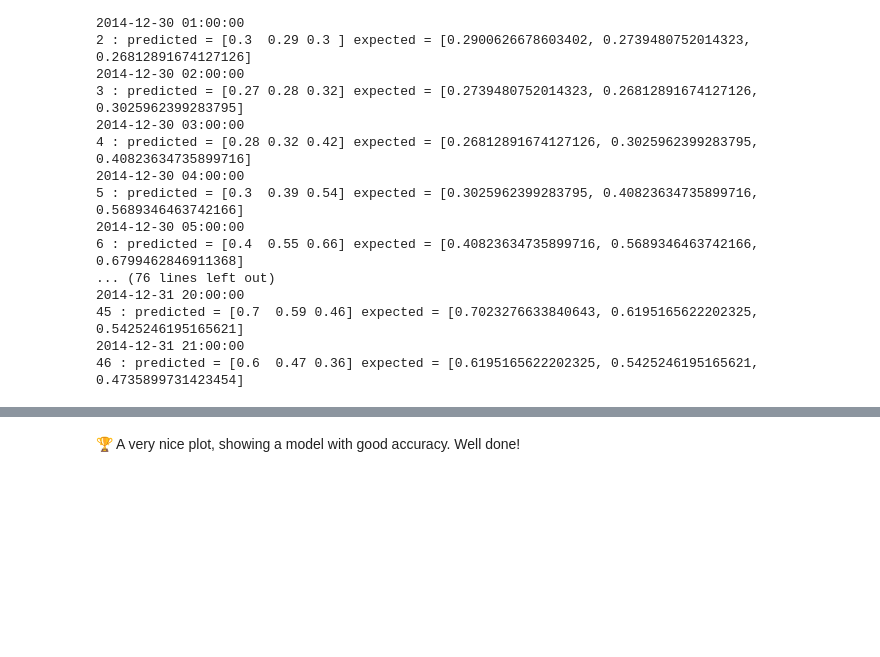
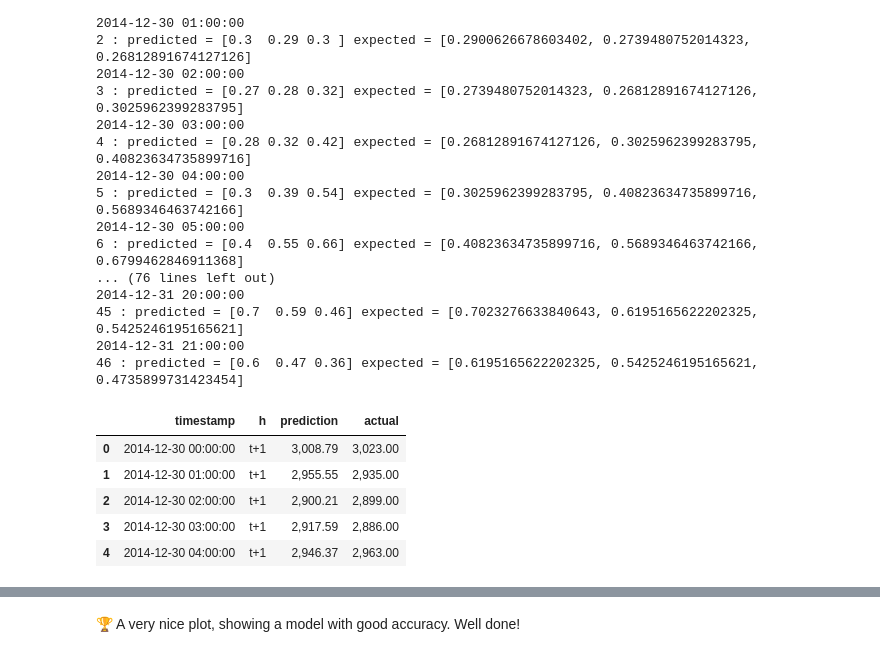
Before and after one commit to maraklis/ML-For-Beginners, a Jupyter notebook: 7-TimeSeries/images/7-TimeSeries.ipynb, the cells around one changed output, grey strips where cells are left out. Cells and saved outputs as stored; diff of their text form; code cells hidden in the pictures; blank space fills up the shorter version.

```diff
--- a/7-TimeSeries/images/7-TimeSeries.ipynb
+++ b/7-TimeSeries/images/7-TimeSeries.ipynb
@@ -322,10 +332,17 @@ for t in range(test_ts.shape[0]):
 # %%
 eval_df = pd.DataFrame(predictions, columns=['t+'+str(t) for t in range(1, HORIZON+1)])
 eval_df['timestamp'] = test.index[0:len(test.index)-HORIZON+1]
 eval_df = pd.melt(eval_df, id_vars='timestamp', value_name='prediction', var_name='h')
 eval_df['actual'] = np.array(np.transpose(test_ts)).ravel()
-# eval_df[['prediction', 'actual']] = scaler.inverse_transform(eval_df[['prediction', 'actual']])
-# eval_df.head()
+eval_df[['prediction', 'actual']] = scaler.inverse_transform(eval_df[['prediction', 'actual']])
+eval_df.head()
+# %% [output]
+|  | timestamp | h | prediction | actual |
+| 0 | 2014-12-30 00:00:00 | t+1 | 3,008.79 | 3,023.00 |
+| 1 | 2014-12-30 01:00:00 | t+1 | 2,955.55 | 2,935.00 |
+| 2 | 2014-12-30 02:00:00 | t+1 | 2,900.21 | 2,899.00 |
+| 3 | 2014-12-30 03:00:00 | t+1 | 2,917.59 | 2,886.00 |
+| 4 | 2014-12-30 04:00:00 | t+1 | 2,946.37 | 2,963.00 |
 # %% [markdown]
 #### Check the model accuracy
 Check the accuracy of your model by testing its mean absolute percentage error (MAPE) over all the predictions.
```
Also changed, not shown: parts of 15 cells of this notebook.
